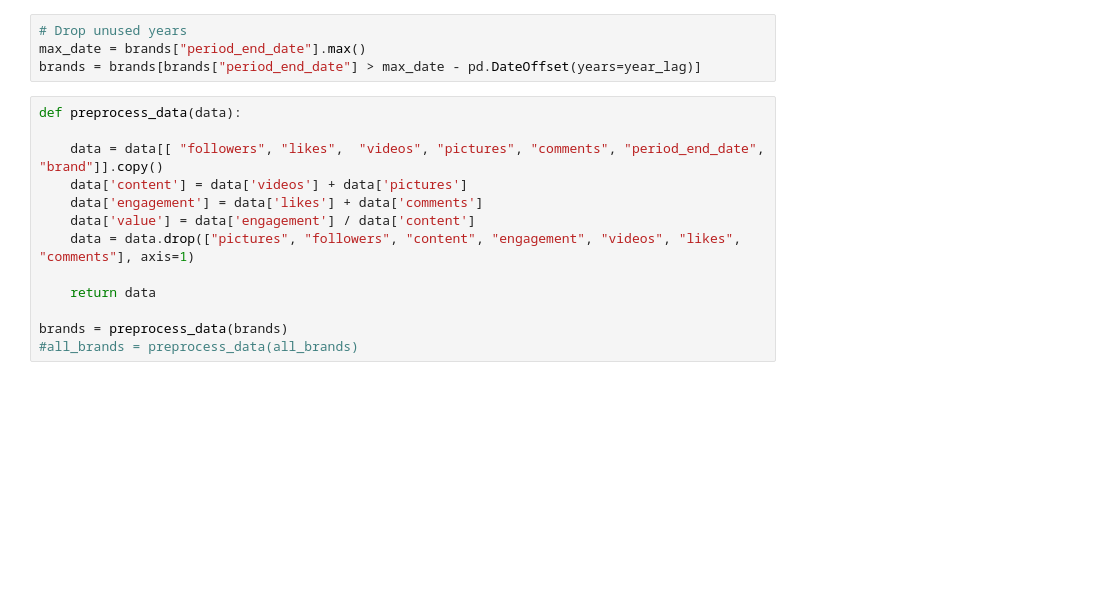
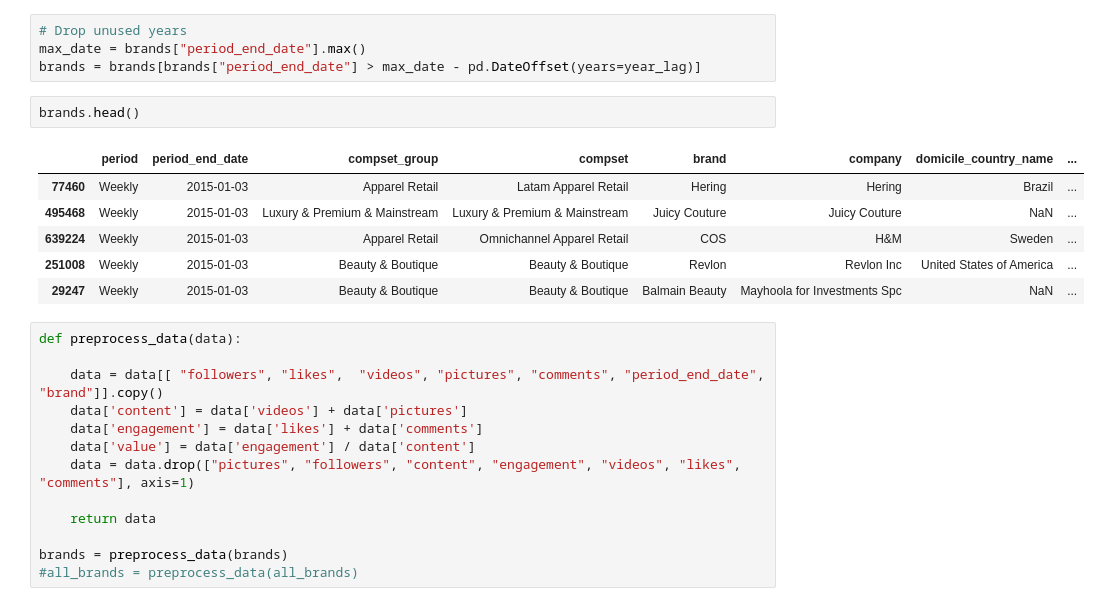
Before and after one commit to tanios13/UBS-ZebraByte, a Jupyter notebook: models/model.ipynb, the cells around one changed output. Saved outputs shown, nothing was run; the diff lists cells and outputs as text; blank space fills up the shorter version.

```diff
--- a/models/model.ipynb
+++ b/models/model.ipynb
@@ -46,6 +46,15 @@ len(brands)
 # Drop unused years
 max_date = brands["period_end_date"].max()
 brands = brands[brands["period_end_date"] > max_date - pd.DateOffset(years=year_lag)]
+# %%
+brands.head()
+# %% [output]
+|  | period | period_end_date | compset_group | compset | brand | company | domicile_country_name | ... |
+| 77460 | Weekly | 2015-01-03 | Apparel Retail | Latam Apparel Retail | Hering | Hering | Brazil | ... |
+| 495468 | Weekly | 2015-01-03 | Luxury & Premium & Mainstream | Luxury & Premium & Mainstream | Juicy Couture | Juicy Couture | NaN | ... |
+| 639224 | Weekly | 2015-01-03 | Apparel Retail | Omnichannel Apparel Retail | COS | H&M | Sweden | ... |
+| 251008 | Weekly | 2015-01-03 | Beauty & Boutique | Beauty & Boutique | Revlon | Revlon Inc | United States of America | ... |
+| 29247 | Weekly | 2015-01-03 | Beauty & Boutique | Beauty & Boutique | Balmain Beauty | Mayhoola for Investments Spc | NaN | ... |
 # %%
 def preprocess_data(data):
 
```
Also changed, not shown: parts of 3 cells of this notebook, 1 other file.
